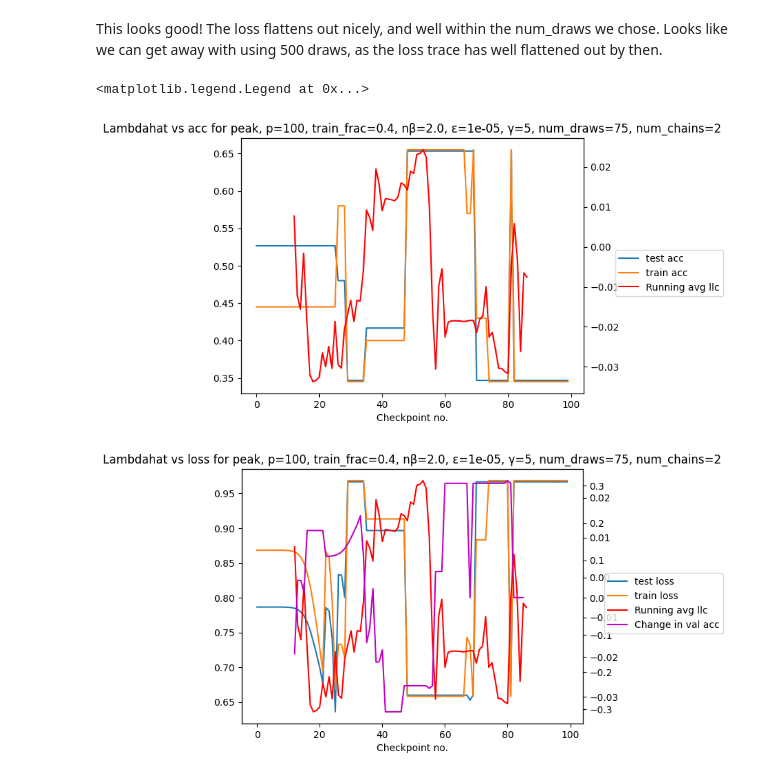
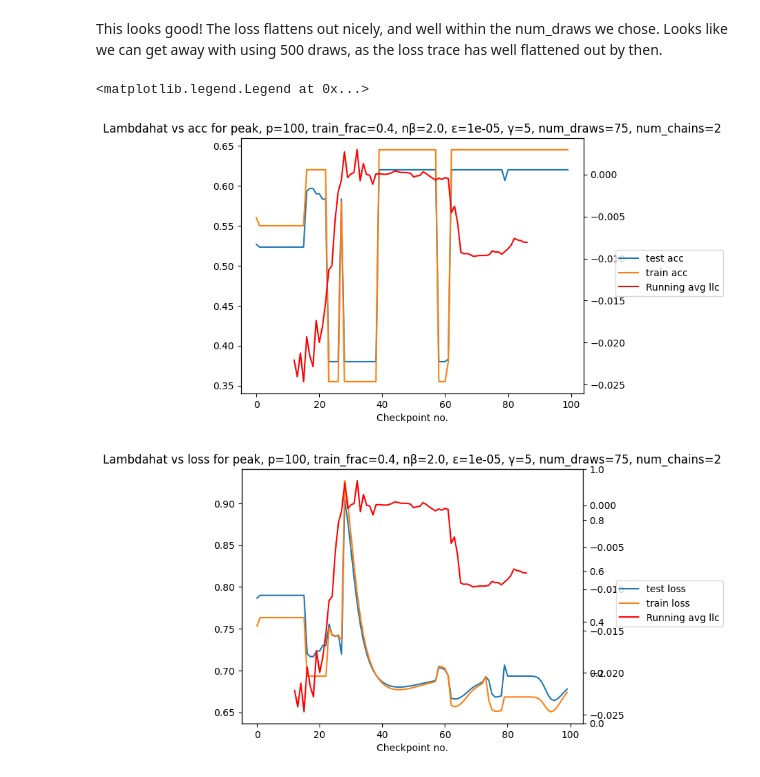
Before and after one commit to leo-du-03/llc-interpretability, a Jupyter notebook: llc_training/grokking/peak_big.ipynb, the cells around one changed output. Saved outputs shown, nothing was run; the diff lists cells and outputs as text; code cells hidden in the pictures.

```diff
--- a/llc_training/grokking/peak_big.ipynb
+++ b/llc_training/grokking/peak_big.ipynb
@@ -93,7 +93,7 @@ class ExperimentParams:
     p: int = 100
     l: int = 5
     v = 12
-    n_batches: int = 20000
+    n_batches: int = 5000
     n_save_model_checkpoints: int = 100
     print_times: int = 100
     lr: float = 3e-3
@@ -117,7 +117,7 @@ class MLP(nn.Module):
         self.elem_linears1 = nn.ModuleList()
         self.elem_linears2 = nn.ModuleList()
         for _ in range(params.blocks):
-            self.transformers.append(nn.TransformerEncoderLayer(d_model=params.embed_dim, nhead=1, dim_feedforward=params.hidden_size))
+            self.transformers.append(nn.TransformerEncoderLayer(d_model=params.embed_dim, nhead=1, dim_feedforward=params.hidden_size, batch_first=True))
             self.elem_linears1.append(nn.Linear(params.embed_dim, params.linear_hidden_size, bias=True))
             self.elem_linears2.append(nn.Linear(params.linear_hidden_size, params.embed_dim, bias=True))
         self.out = nn.Linear(params.embed_dim, 2, bias=False)
@@ -469,33 +471,33 @@ plt.title(
 
 window_size = 25
 
 run_avg_llc = calc_run_avg([llc["llc/mean"] for llc in llcs], window_size)
 delta_val_loss = calc_delta(df["val_loss"], 25)
 
 ax2 = ax1.twinx()
 ax1.plot(df["val_acc"], label="test acc")
 ax1.plot(df["train_acc"], label="train acc")
 # ax2.plot([llc["llc/mean"] for llc in llcs], color="g", label="Lambdahat")
 ax2.plot(run_avg_llc, color="r", label="Running avg llc")
 ax1.set_xlabel("Checkpoint no.")
 fig.legend(loc="center right")
 
 fig.show()
 
 fig, ax1 = plt.subplots()
 plt.title(
     f"Lambdahat vs loss for peak, p={params.p}, train_frac={params.train_frac}, nβ={nbeta:.1f}, ε={lr}, γ={gamma}, num_draws={num_draws}, num_chains={num_chains}"
 )
 ax2 = ax1.twinx()
 ax3 = ax1.twinx()
 ax1.plot(df["val_loss"], label="test loss")
 ax1.plot(df["train_loss"], label="train loss")
-ax3.plot(calc_run_avg(delta_val_loss[1:], window_size), color="m", label="Change in val acc")
+# ax3.plot(calc_run_avg(delta_val_loss[1:], window_size), color="m", label="Change in val acc")
 # ax2.plot([llc["llc/mean"] for llc in llcs], color="g", label="Lambdahat")
 ax2.plot(run_avg_llc, color="r", label="Running avg llc")
 ax1.set_xlabel("Checkpoint no.")
 fig.legend(loc="center right")
 # %% [output]
 <matplotlib.legend.Legend at 0x...>
-[figure, old version]
+[figure, new version]
-[figure, old version]
+[figure, new version]
```
Also changed, not shown: parts of 5 cells of this notebook, 14 other files.
